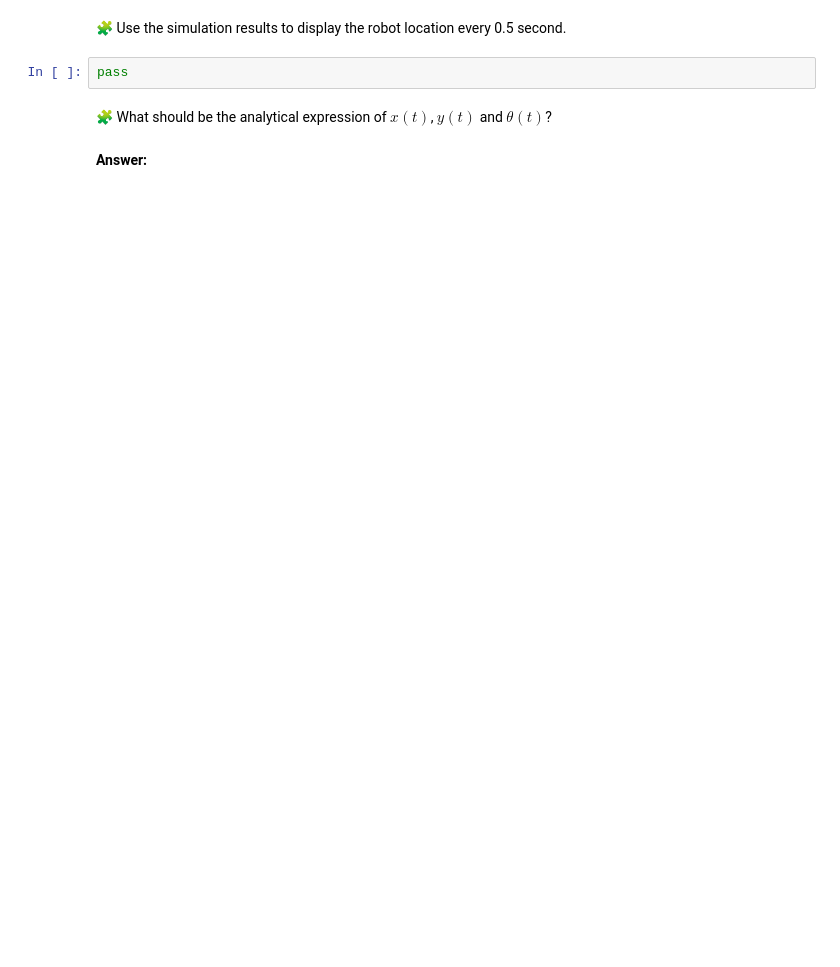
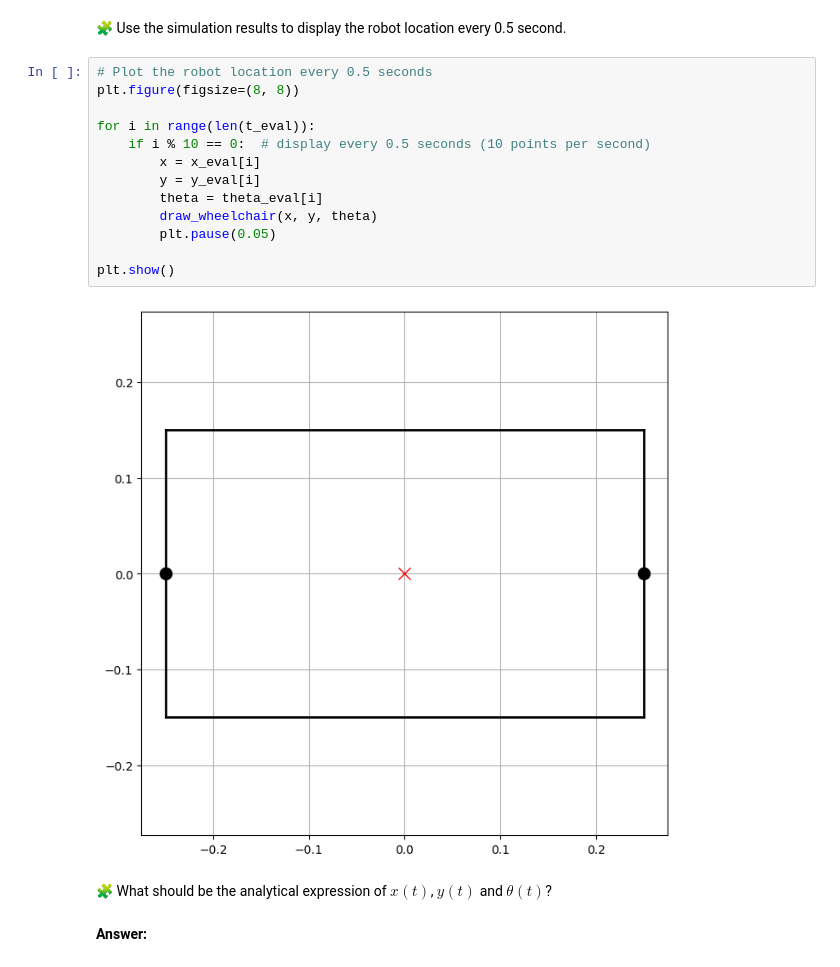
Before and after one commit to youssra191/control-engineering-with-python-project-2022-2023, a Jupyter notebook: Project_1.ipynb, the cells around one changed output. Cells and saved outputs as stored; diff of their text form; blank space fills up the shorter version.

```diff
--- a/Project_1.ipynb
+++ b/Project_1.ipynb
@@ -190,7 +253,20 @@ pass
 # %% [markdown]
 🧩 Use the simulation results to display the robot location every 0.5 second.
-# %%
-pass
+# %%
+# Plot the robot location every 0.5 seconds
+plt.figure(figsize=(8, 8))
+
+for i in range(len(t_eval)):
+    if i % 10 == 0:  # display every 0.5 seconds (10 points per second)
+        x = x_eval[i]
+        y = y_eval[i]
+        theta = theta_eval[i]
+        draw_wheelchair(x, y, theta)
+        plt.pause(0.05)
+
+plt.show()
+# %% [output]
+[figure, added]
 # %% [markdown]
 🧩 What should be the analytical expression of $x(t)$, $y(t)$ and $\theta(t)$?
 # %% [markdown]
```
Also changed, not shown: parts of 15 cells of this notebook.
